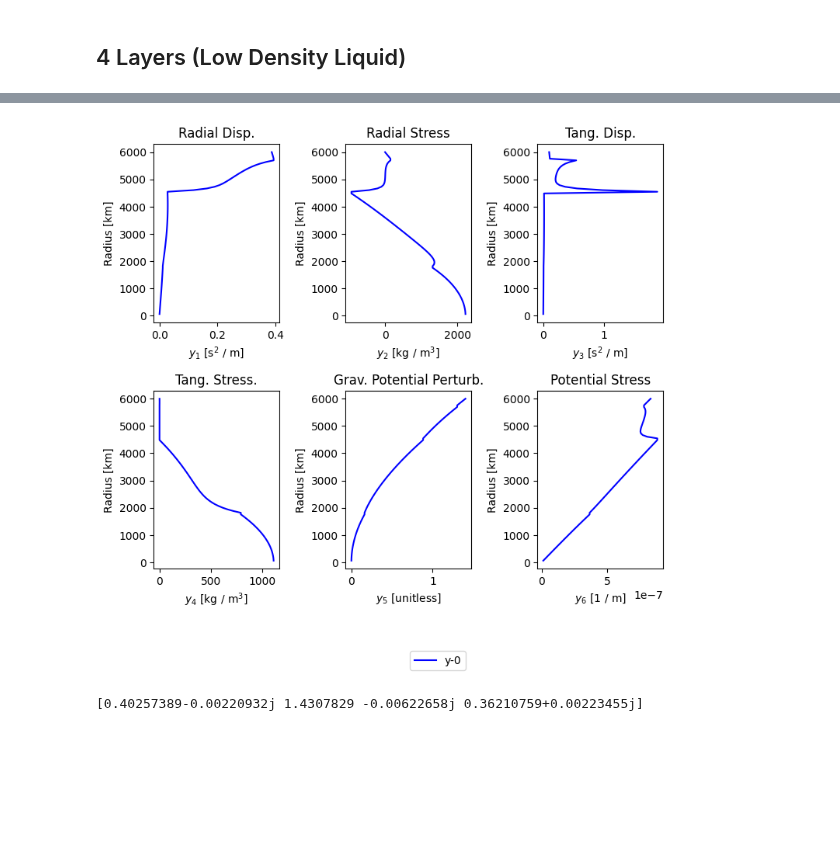
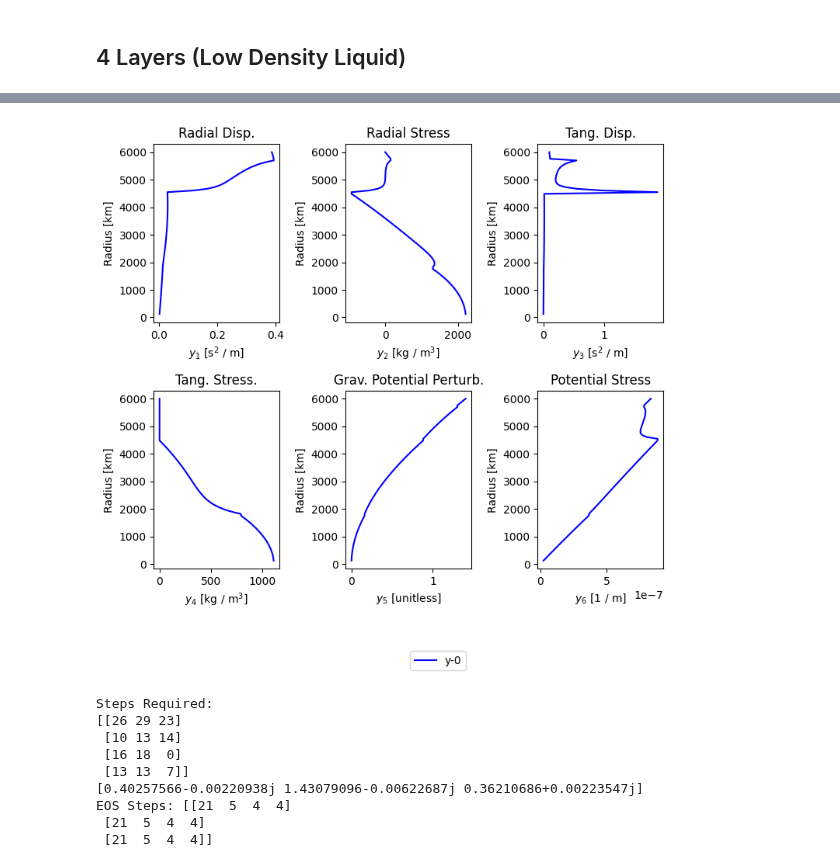
Before and after one commit to jrenaud90/TidalPy, a Jupyter notebook: Benchmarks & Performance/RadialSolver/RadialSolver Benchmarks.ipynb, the cells around one changed output, grey strips where cells are left out. Drawn from its saved outputs; the diff is of its cells as text; code cells hidden in the pictures; blank space fills up the shorter version.

```diff
--- a/Benchmarks & Performance/RadialSolver/RadialSolver Benchmarks.ipynb
+++ b/Benchmarks & Performance/RadialSolver/RadialSolver Benchmarks.ipynb
@@ -8,5 +8,5 @@ from TidalPy.rheology.models import Maxwell, Andrade, Elastic
 from TidalPy.utilities.spherical_helper import calculate_mass_gravity_arrays
 
 print(__version__)
-run_times = False
+run_times = True
 # %% [output]
@@ -389,10 +378,10 @@ Result Message: RadialSolver.ShootingMethod:: completed without any noted issues
 def test_4layer():
     layer_types = ('solid', 'solid', 'liquid', 'solid')
     is_static_by_layer = (False, False, False, False)
-    integration_method = 'RK45'
-    integration_rtol = 1.0e-12
-    integration_atol = 1.0e-15
-    nondimensionalize = False
+    integration_method = 'DOP853'
+    integration_rtol = 1.0e-8
+    integration_atol = 1.0e-12
+    nondimensionalize = True
     is_incompressible_by_layer = (False, False, False, False)
     use_kamata = False
 
@@ -449,20 +438,20 @@ def test_4layer():
         layer_types=layer_types,
         is_static_bylayer=is_static_by_layer,
         is_incompressible_bylayer=is_incompressible_by_layer,
-        upper_radius_by_layer_array=upper_radius_by_layer,
+        upper_radius_bylayer_array=upper_radius_by_layer,
         surface_pressure = 0.0,
         degree_l = 2,
         solve_for = None,
         core_condition = 0,
         use_kamata = use_kamata,
-        starting_radius = 0.1,
+        starting_radius = 1.0e5,
         start_radius_tolerance = 1.0e-5,
         integration_method = integration_method,
         integration_rtol = integration_rtol,
         integration_atol = integration_atol,
         scale_rtols_bylayer_type = False,
         max_num_steps = 100_000,
-        expected_size = 500,
+        expected_size = 150,
         max_ram_MB = 500,
         max_step = 0,
         nondimensionalize = nondimensionalize,
@@ -490,14 +479,22 @@ def test_4layer():
 
     yplot([ys], [radius_array], colors=['b'])
 
+    print("Steps Required:")
+    print(solution.steps_taken)
+
     print(solution.love)
+    print('EOS Steps:', solution.eos_steps_taken)
 
 # 0.5.4
-# New: 9.05ms; 8.95ms; 8.33ms; 8.48ms
-# Old: 275ms; 266ms; 263ms; 265ms
+#   New: 9.05ms; 8.95ms; 8.33ms; 8.48ms
+#   Old: 275ms; 266ms; 263ms; 265ms
 # 0.6.0
-# New: 8.63ms; 8.51ms; 8.53ms; 8.62ms
-# Old: 260ms; 266ms; 259ms
+#   New: 8.63ms; 8.51ms; 8.53ms; 8.62ms
+#   Old: 260ms; 266ms; 259ms
+# 0.6.0a8
+#   Apples to Apples: 8.41ms; 8.58ms; 8.51ms
+#   Using Better tolerances:
+#     1.21ms; 1.22ms; 1.21ms
 
 test_4layer()
 # %% [output]
@@ -504,4 +502,12 @@ test_4layer()
 Result Success: True
 Result Message: RadialSolver.ShootingMethod:: completed without any noted issues.
-[figure, old version]
+[figure, new version]
-[0.40257389-0.00220932j 1.4307829 -0.00622658j 0.36210759+0.00223455j]
+Steps Required:
+[[26 29 23]
+ [10 13 14]
+ [16 18  0]
+ [13 13  7]]
+[0.40257566-0.00220938j 1.43079096-0.00622687j 0.36210686+0.00223547j]
+EOS Steps: [[21  5  4  4]
+ [21  5  4  4]
+ [21  5  4  4]]
```
Also changed, not shown: parts of 7 cells of this notebook, 16 other files.
